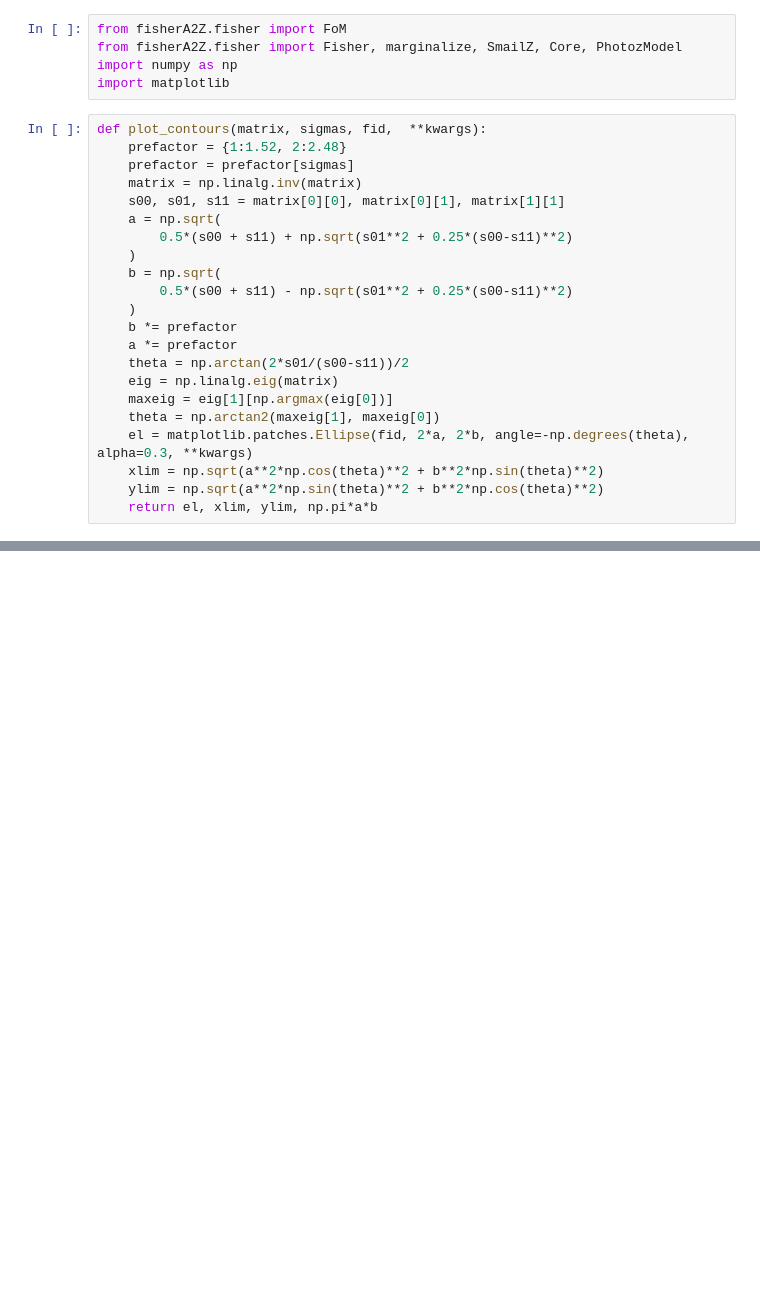
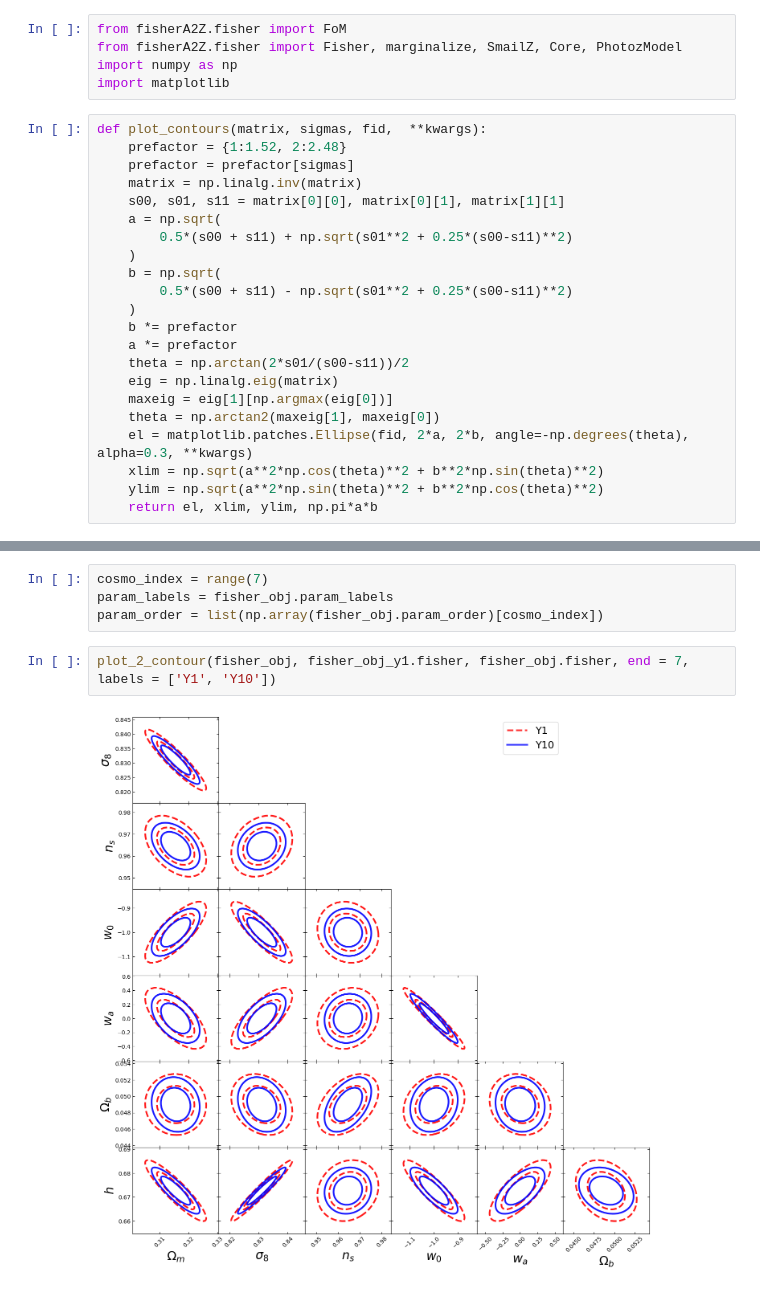
Before and after one commit to LSSTDESC/fisherA2Z, a Jupyter notebook: examples/Tutorial_00_Get_Started.ipynb, the cells around one changed output, grey strips where cells are left out. Saved outputs shown, nothing was run; the diff lists cells and outputs as text; blank space fills up the shorter version.

```diff
--- a/examples/Tutorial_00_Get_Started.ipynb
+++ b/examples/Tutorial_00_Get_Started.ipynb
@@ -91,0 +247,8 @@ for paramset in [[['omega_m', 'sigma_8'], ['w_0', 'w_a']]]:
+# %%
+cosmo_index = range(7)
+param_labels = fisher_obj.param_labels
+param_order = list(np.array(fisher_obj.param_order)[cosmo_index])
+# %%
+plot_2_contour(fisher_obj, fisher_obj_y1.fisher, fisher_obj.fisher, end = 7, labels = ['Y1', 'Y10'])
+# %% [output]
+[figure, added]
```
Also changed, not shown: parts of 4 cells of this notebook, 1 other file.
